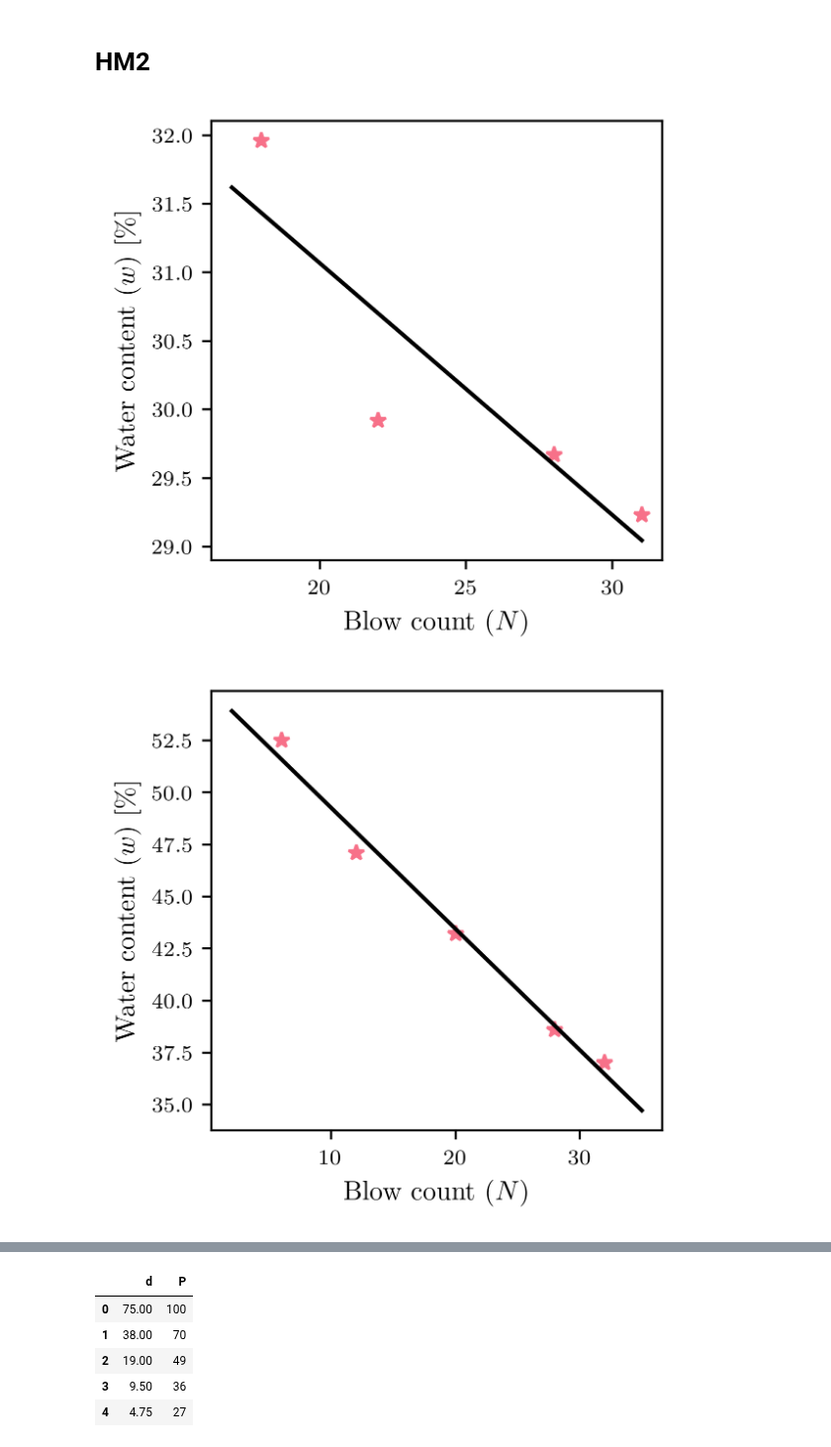
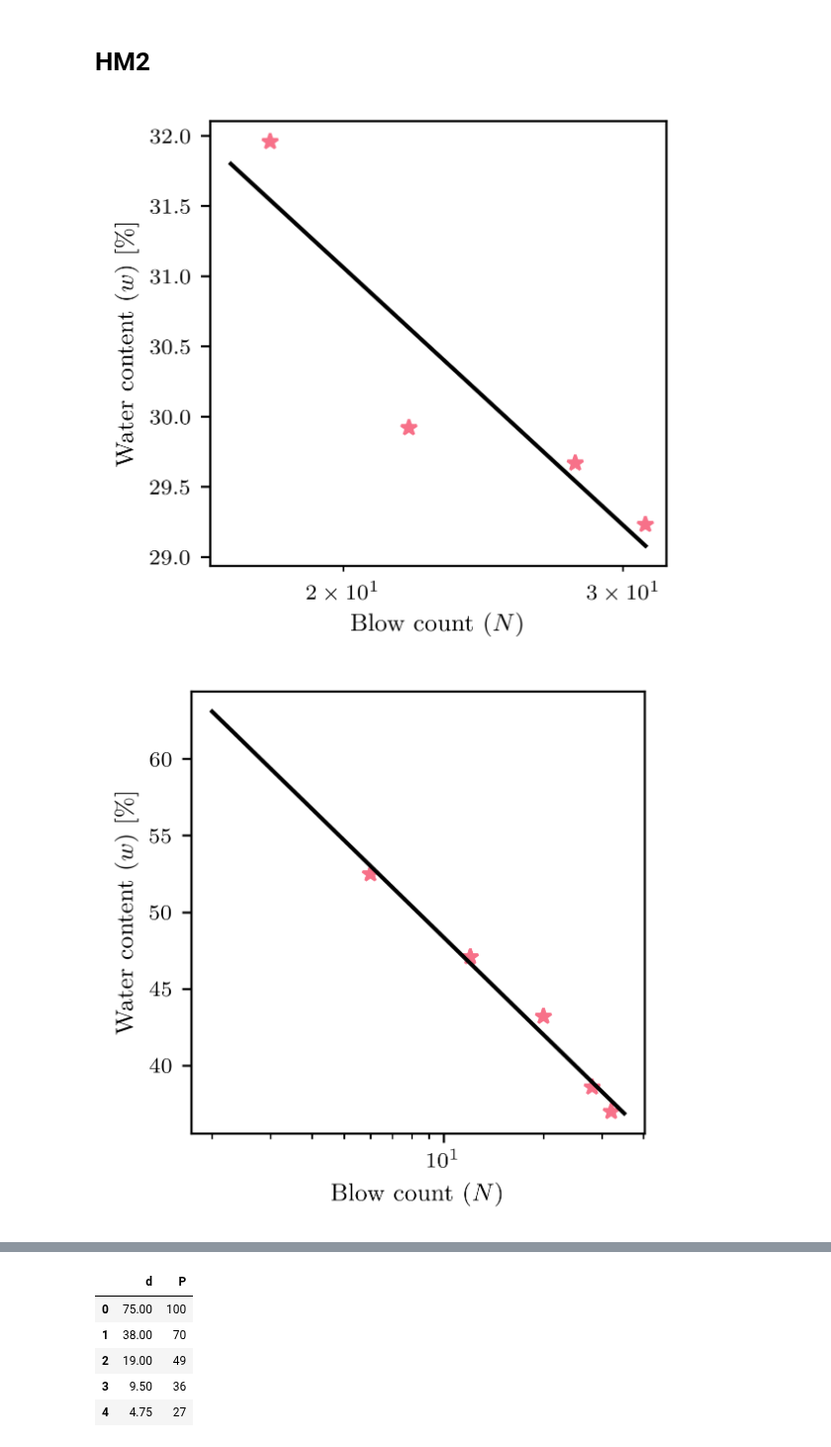
Before and after one commit to luisez1988/CIE365-Soil-mechanics, a Jupyter notebook: grain_size/Exercises and Homework assigment problems.ipynb, the cells around one changed output, grey strips where cells are left out. Shown at 99% size. Saved outputs shown, nothing was run; the diff lists cells and outputs as text; code cells hidden in the pictures.

```diff
--- a/grain_size/Exercises and Homework assigment problems.ipynb
+++ b/grain_size/Exercises and Homework assigment problems.ipynb
@@ -163,11 +163,12 @@ Data=[Data]
 GF.PlotAll(Data,['1'], 'N', 'w', mode='*', legendMode=False, xlabel=r'Blow count ($N$)', ylabel=r'Water content ($w$) [\%]',\
           hold=1)
 x=np.array([17, 31])
-y=-0.1838*x+34.744
+y=-4.525*np.log(x)+44.62
 plt.plot(x,y,'k')
+plt.xscale('log')
 plt.savefig('P6.svg')
 # %% [output]
-[figure, old version]
+[figure, new version]
 # %%
 N=np.array([6, 12, 20, 28, 32])
 w=np.array([52.5, 47.1, 43.2, 38.6, 37])
@@ -177,9 +178,10 @@ Data=[Data]
 # %%
 GF.PlotAll(Data,['1'], 'N', 'w', mode='*', legendMode=False, xlabel=r'Blow count ($N$)', ylabel=r'Water content ($w$) [\%]',\
           hold=1)
 x=np.array([2, 35])
-y=-0.5814*x+55.076
+y= -9.159*np.log(x)+69.45
 plt.plot(x,y,'k')
+plt.xscale('log')
 plt.savefig('P5.svg')
 # %% [output]
-[figure, old version]
+[figure, new version]
```
Also changed, not shown: parts of 1 cell of this notebook, 7 other files.
